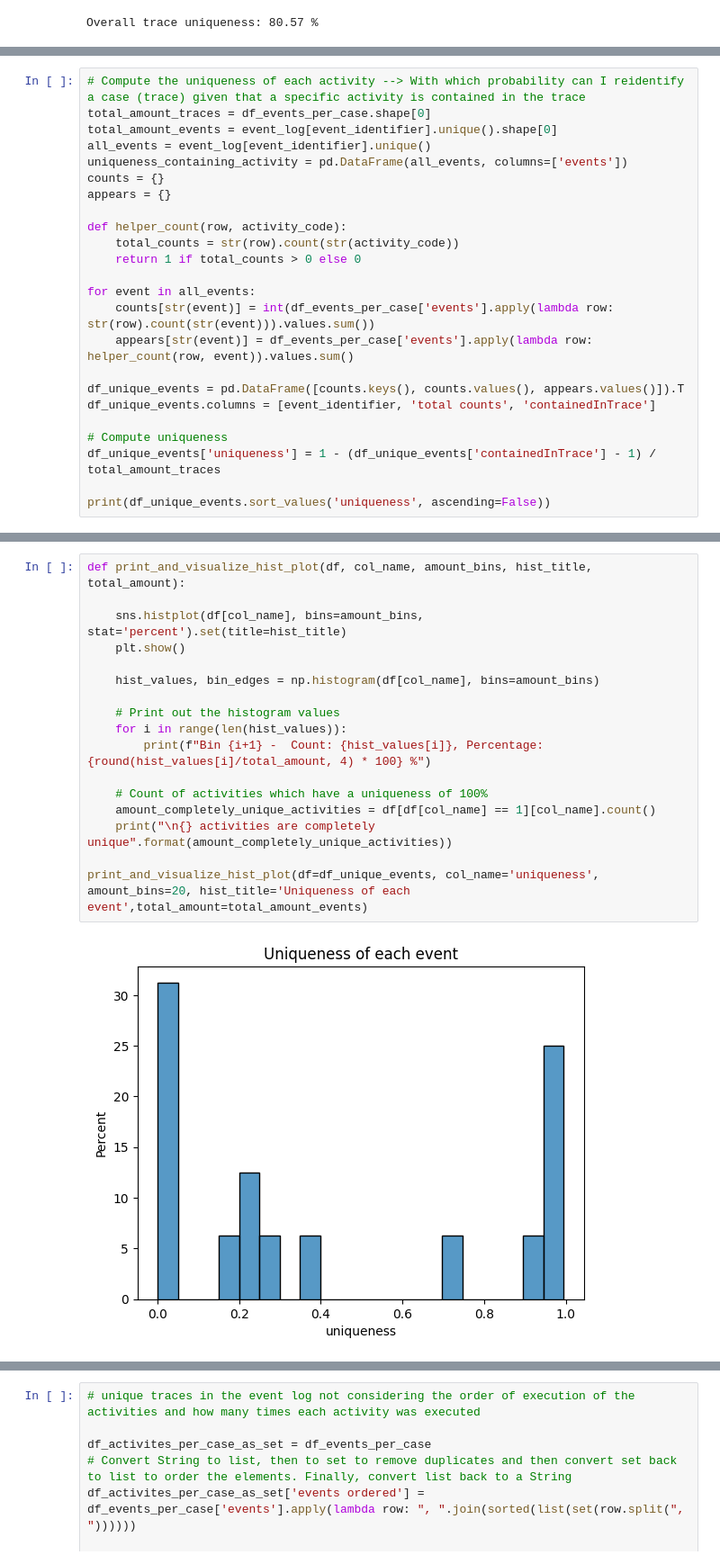
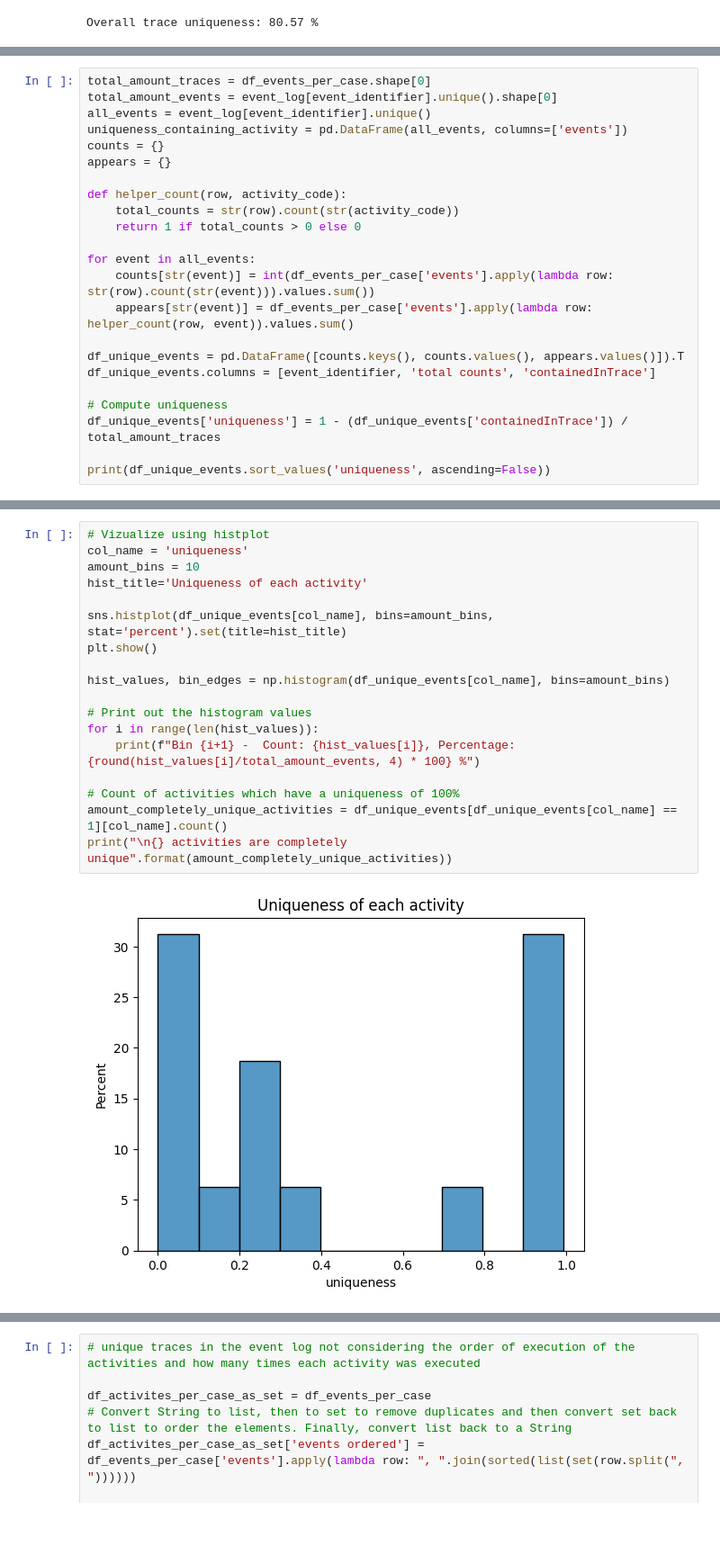
Before and after one commit to fahaerte/privacy_confidentiality_in_process_mining, a Jupyter notebook: SEPSIS_analysis/Sepsis_Analysis.ipynb, the cells around one changed output, grey strips where cells are left out. Shown at 90% size. Saved outputs shown, nothing was run; the diff lists cells and outputs as text; blank space fills up the shorter version.

```diff
--- a/SEPSIS_analysis/Sepsis_Analysis.ipynb
+++ b/SEPSIS_analysis/Sepsis_Analysis.ipynb
@@ -113,5 +120,4 @@ Overall trace uniqueness: 80.57 %
 # %%
-# Compute the uniqueness of each activity --> With which probability can I reidentify a case (trace) given that a specific activity is contained in the trace
 total_amount_traces = df_events_per_case.shape[0]
 total_amount_events = event_log[event_identifier].unique().shape[0]
 all_events = event_log[event_identifier].unique()
@@ -131,7 +137,7 @@ df_unique_events = pd.DataFrame([counts.keys(), counts.values(), appears.values(
 df_unique_events.columns = [event_identifier, 'total counts', 'containedInTrace']
 
 # Compute uniqueness
-df_unique_events['uniqueness'] = 1 - (df_unique_events['containedInTrace'] - 1) / total_amount_traces
+df_unique_events['uniqueness'] = 1 - (df_unique_events['containedInTrace']) / total_amount_traces
 
 print(df_unique_events.sort_values('uniqueness', ascending=False))
 # %% [output]
@@ -155,20 +161,21 @@ print(df_unique_events.sort_values('uniqueness', ascending=False))
 # %%
-def print_and_visualize_hist_plot(df, col_name, amount_bins, hist_title, total_amount):
+# Vizualize using histplot
+col_name = 'uniqueness'
+amount_bins = 10
+hist_title='Uniqueness of each activity'
 
-    sns.histplot(df[col_name], bins=amount_bins, stat='percent').set(title=hist_title)
-    plt.show()
+sns.histplot(df_unique_events[col_name], bins=amount_bins, stat='percent').set(title=hist_title)
+plt.show()
 
-    hist_values, bin_edges = np.histogram(df[col_name], bins=amount_bins)
+hist_values, bin_edges = np.histogram(df_unique_events[col_name], bins=amount_bins)
 
-    # Print out the histogram values
-    for i in range(len(hist_values)):
-        print(f"Bin {i+1} -  Count: {hist_values[i]}, Percentage: {round(hist_values[i]/total_amount, 4) * 100} %")
+# Print out the histogram values
+for i in range(len(hist_values)):
+    print(f"Bin {i+1} -  Count: {hist_values[i]}, Percentage: {round(hist_values[i]/total_amount_events, 4) * 100} %")
 
-    # Count of activities which have a uniqueness of 100%
-    amount_completely_unique_activities = df[df[col_name] == 1][col_name].count()
-    print("\n{} activities are completely unique".format(amount_completely_unique_activities))
-
-print_and_visualize_hist_plot(df=df_unique_events, col_name='uniqueness', amount_bins=20, hist_title='Uniqueness of each event',total_amount=total_amount_events)
+# Count of activities which have a uniqueness of 100%
+amount_completely_unique_activities = df_unique_events[df_unique_events[col_name] == 1][col_name].count()
+print("\n{} activities are completely unique".format(amount_completely_unique_activities))
 # %% [output]
-[figure, old version]
+[figure, new version]
 Bin 1 -  Count: 5, Percentage: 31.25 %
```
Also changed, not shown: parts of 15 cells of this notebook.
